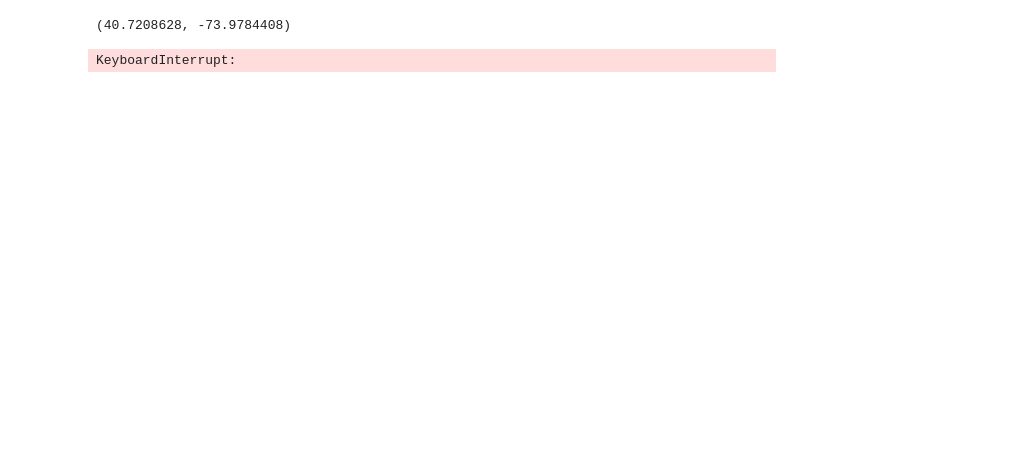
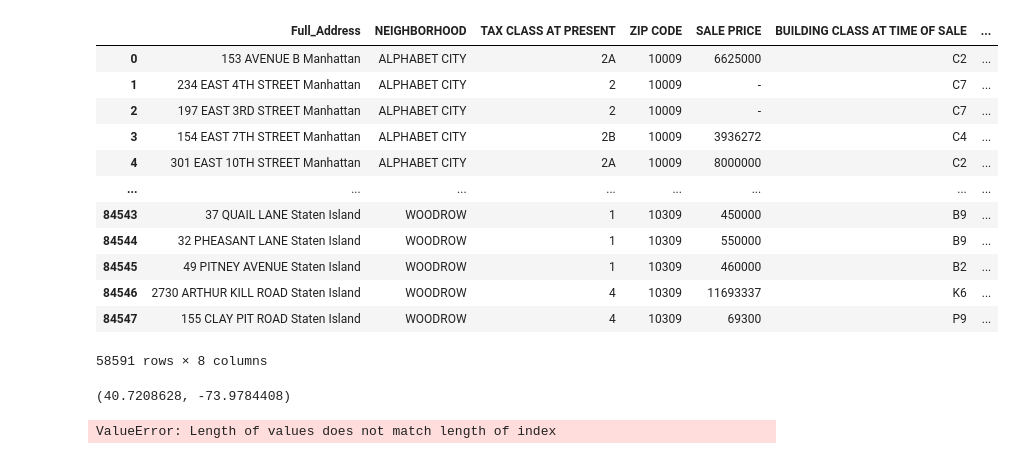
Before and after one commit to shadeetabasi/nyc-realestate-and-trees-project, a Jupyter notebook: Keiko /Real_Estate_cleaning.ipynb, the cells around one changed output. Saved outputs shown, nothing was run; the diff lists cells and outputs as text; code cells hidden in the pictures; blank space fills up the shorter version.

Commit message:
dropping rows

```diff
--- a/Keiko /Real_Estate_cleaning.ipynb
+++ b/Keiko /Real_Estate_cleaning.ipynb
@@ -139,3 +166,24 @@ real_estate_df.head(50)
+# %%
+#dropping duplicates
+real_estate_dup_drops = real_estate_clean_df.drop_duplicates(subset=['Full_Address'])
+
+real_estate_dup_drops.reset_index(drop = True)
+
+real_estate_dup_drops
+# %% [output]
+|  | Full_Address | NEIGHBORHOOD | TAX CLASS AT PRESENT | ZIP CODE | SALE PRICE | BUILDING CLASS AT TIME OF SALE | ... |
+| 0 | 153 AVENUE B Manhattan | ALPHABET CITY | 2A | 10009 | 6625000 | C2 | ... |
+| 1 | 234 EAST 4TH STREET Manhattan | ALPHABET CITY | 2 | 10009 | - | C7 | ... |
+| 2 | 197 EAST 3RD STREET Manhattan | ALPHABET CITY | 2 | 10009 | - | C7 | ... |
+| 3 | 154 EAST 7TH STREET Manhattan | ALPHABET CITY | 2B | 10009 | 3936272 | C4 | ... |
+| 4 | 301 EAST 10TH STREET Manhattan | ALPHABET CITY | 2A | 10009 | 8000000 | C2 | ... |
+| ... | ... | ... | ... | ... | ... | ... | ... |
+| 84543 | 37 QUAIL LANE Staten Island | WOODROW | 1 | 10309 | 450000 | B9 | ... |
+| 84544 | 32 PHEASANT LANE Staten Island | WOODROW | 1 | 10309 | 550000 | B9 | ... |
+| 84545 | 49 PITNEY AVENUE Staten Island | WOODROW | 1 | 10309 | 460000 | B2 | ... |
+| 84546 | 2730 ARTHUR KILL ROAD Staten Island | WOODROW | 4 | 10309 | 11693337 | K6 | ... |
+| 84547 | 155 CLAY PIT ROAD Staten Island | WOODROW | 4 | 10309 | 69300 | P9 | ... |
+58591 rows × 8 columns
 # %%
 #create lat and long columns
 
@@ -151,20 +199,29 @@ long = []
 
 geolocator = Nominatim(user_agent="user_agent")
 
-for x in real_estate_df["Full_Address"]:
+for address in real_estate_dup_drops["Full_Address"]:
 
-    addr = geolocator.geocode(x, timeout=10)
+    addr = geolocator.geocode(address, timeout=10)
+
+#     try:
+#         latitude = addr.latitude
+#         lat.append(latitude)
+#     except:
+
+#         pass
+
     if addr is None:
         lat.append(None)
-#         long.append(None)
+        long.append(None)
+
     else:
         latitude = addr.latitude
-#         longitude = addr.longitude
+        longitude = addr.longitude
 
-    lat.append(latitude)
-    long.append(longitude)
+        lat.append(latitude)
+        long.append(longitude)
 
-real_estate_df['latitude'] = lat
-# real_estate_df['longitude'] = long
+real_estate_dup_drops['latitude'] = lat
+real_estate_df['longitude'] = long
 # %% [output]
-KeyboardInterrupt:
+ValueError: Length of values does not match length of index
```
Also changed, not shown: parts of 10 cells of this notebook, 1 other file.
